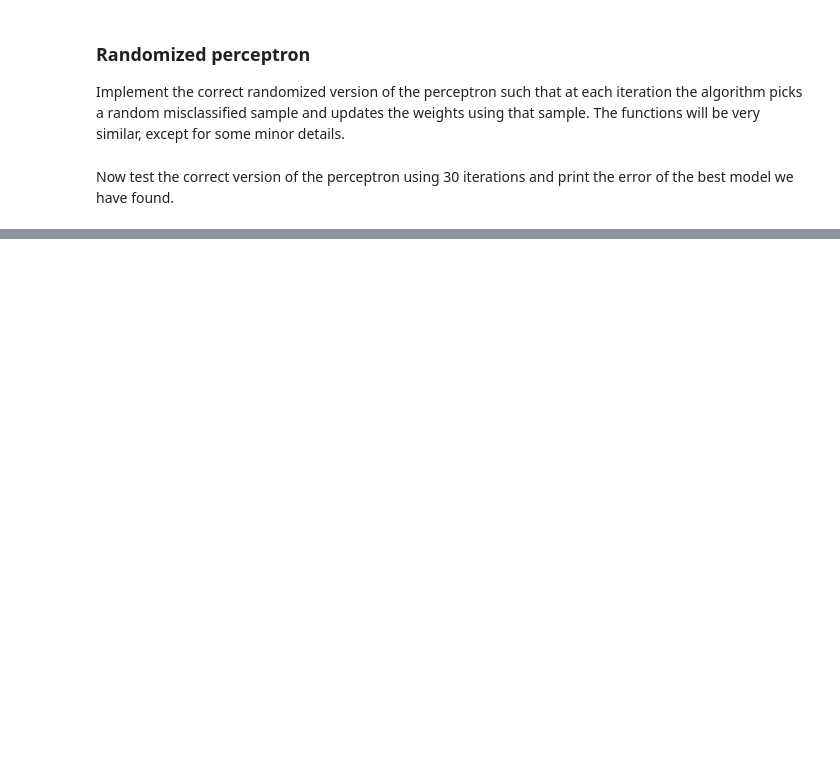
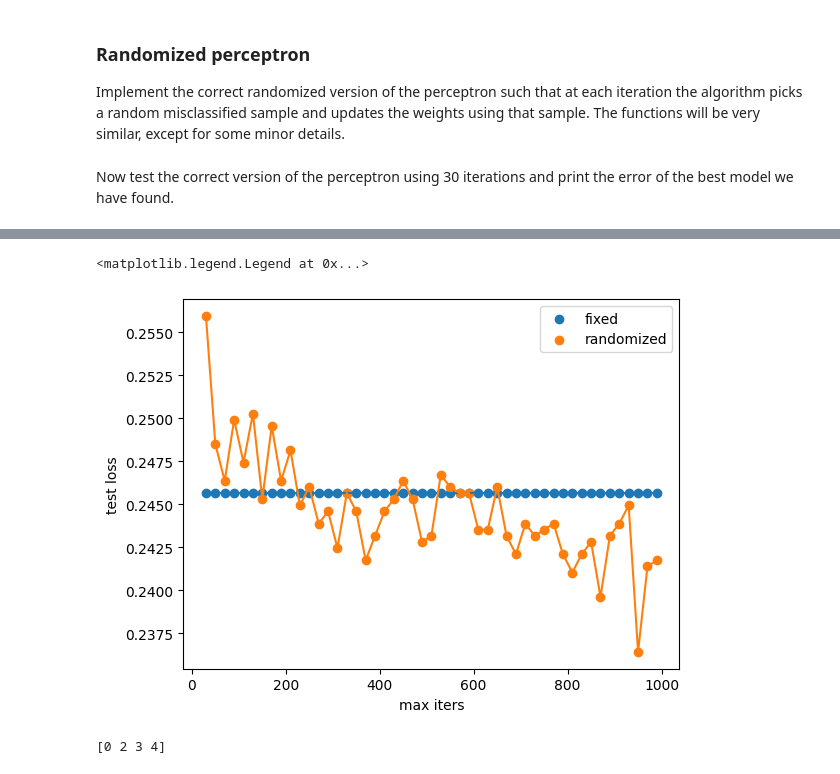
Before and after one commit to miriamzara/MachineLearning, a Jupyter notebook: Lab_2_Perceptrons/02_perceptron.ipynb, the cells around one changed output, grey strips where cells are left out. Cells and saved outputs as stored; diff of their text form; code cells hidden in the pictures; blank space fills up the shorter version.

Commit message:
finished Lab02 on perceptron

```diff
--- a/Lab_2_Perceptrons/02_perceptron.ipynb
+++ b/Lab_2_Perceptrons/02_perceptron.ipynb
@@ -98,7 +107,3 @@ print ("Std of the test input data:", X_test.std(axis=0))
 We will use **homogeneous coordinates** to describe all the coefficients of the model.
 
 _Hint:_ The conversion can be performed with the function $hstack$ in $numpy$.
-# %%
-def to_homogeneous(X_training, X_test):
-    # TODO: Transform the input into homogeneous coordinates
-    return Xh_training, Xh_test
@@ -165,12 +258,3 @@ print("Test Error of perceptron (100 iterations): " + str(true_loss_estimate2))
 ### Randomized perceptron
 
 Implement the correct randomized version of the perceptron such that at each iteration the algorithm picks a random misclassified sample and updates the weights using that sample. The functions will be very similar, except for some minor details.
-# %%
-def perceptron_randomized_update(current_w, X, Y):
-    # TODO: write the perceptron update function
-    return new_w
-
-def perceptron_with_randomization(X, Y, max_num_iterations):
-    # TODO: write the perceptron main loop
-    # The perceptron should run for up to max_num_iterations, or stop if it finds a solution with ERM=0
-    return best_w, best_error
@@ -178,10 +308,10 @@ def perceptron_with_randomization(X, Y, max_num_iterations):
 Now test the correct version of the perceptron using 30 iterations and print the error of the best model we have found.
 # %%
 # Now run the perceptron for 30 iterations
-w_found, error = perceptron_with_randomization(X_training, Y_training, 30)
-w_found2, error2 = perceptron_with_randomization(X_training, Y_training, 100)
-print("Training Error of perceptron (30 iterations): " + str(error))
-print("Training Error of perceptron (100 iterations): " + str(error2))
+w_found, error, iters = perceptron_with_randomization(X_training, Y_training, 30)
+w_found2, error2, iters2 = perceptron_with_randomization(X_training, Y_training, 100)
+print("Training Error of perceptron (30 iterations): " + str(error) + ". Effective iterations: " + str(iters))
+print("Training Error of perceptron (100 iterations): " + str(error2) + ". Effective iterations: " + str(iters2))
 
 true_loss_estimate =  loss_estimate(w_found, X_test, Y_test)       # Error rate on the test set
 true_loss_estimate2 =  loss_estimate(w_found2, X_test, Y_test)
@@ -191,2 +326,11 @@ print("Test Error of perceptron (100 iterations): " + str(true_loss_estimate2))
 # %%
 # TODO Plot the loss with respect to the number of iterations (up to 1000)
+iters_array = np.arange(30, 1000, 20)
+errors_fixed_update = []
+errors_randomized_update = []
+for max_iters in iters_array:
+    print(max_iters)
+    w, error, _ = perceptron_no_randomization(X_training, Y_training, max_iters)
+    errors_fixed_update.append( error )
+    w, error, _ = perceptron_with_randomization(X_training, Y_training, max_iters)
+    errors_randomized_update.append( error )
@@ -192,0 +355,22 @@ print("Test Error of perceptron (100 iterations): " + str(true_loss_estimate2))
+# %%
+import matplotlib.pyplot as plt
+fig, ax = plt.subplots()
+ax.plot(iters_array, errors_fixed_update)
+ax.scatter(iters_array, errors_fixed_update, label = "fixed")
+
+ax.plot(iters_array, errors_randomized_update)
+ax.scatter(iters_array, errors_randomized_update, label = "randomized")
+
+ax.set_xlabel("max iters")
+ax.set_ylabel("test loss")
+ax.legend(loc = "best")
+# %% [output]
+<matplotlib.legend.Legend at 0x...>
+[figure, added]
+# %%
+a = np.array([1,2,3,4])
+b = a
+b[0] = 0
+print(a)
+# %% [output]
+[0 2 3 4]
```
Also changed, not shown: parts of 14 cells of this notebook, 1 other file.
